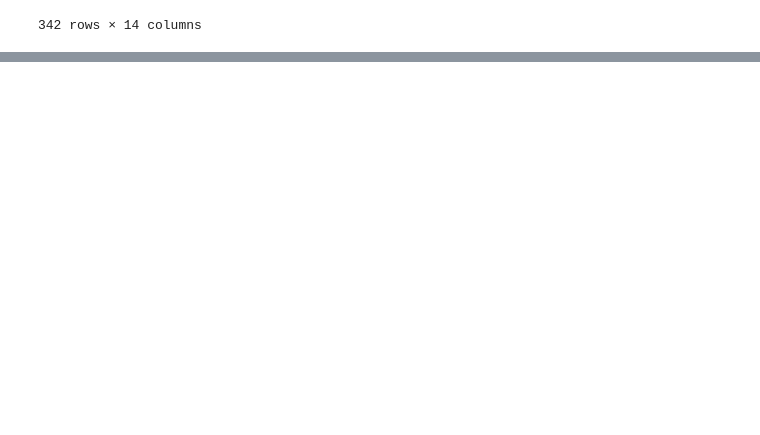
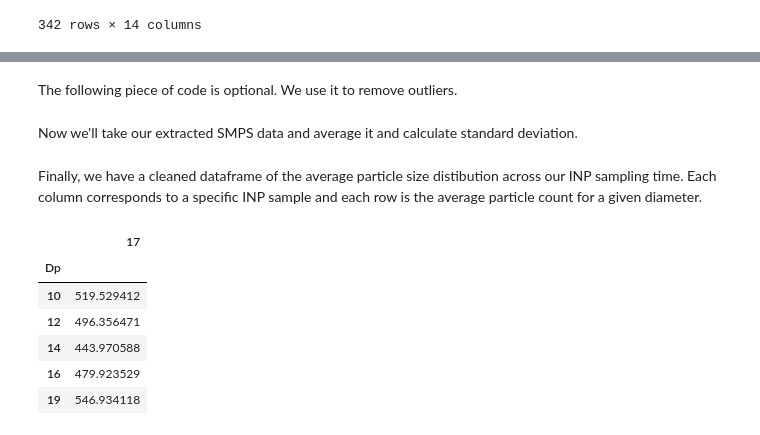
Before and after one commit to jotruebl/Pyce_Tools, a Jupyter notebook: tutorial/notebook/tutorial.ipynb, the cells around one changed output, grey strips where cells are left out. Drawn from its saved outputs; the diff is of its cells as text; code cells hidden in the pictures; blank space fills up the shorter version.

```diff
--- a/tutorial/notebook/tutorial.ipynb
+++ b/tutorial/notebook/tutorial.ipynb
@@ -219,0 +213,2 @@ fig2.update_yaxes(type='log', title='INP per cm<sup>2</sup> of SSA Surface (D<su
+# %% [markdown]
+The following piece of code is optional. We use it to remove outliers.
@@ -219,0 +221,2 @@ fig2.update_yaxes(type='log', title='INP per cm<sup>2</sup> of SSA Surface (D<su
+# %% [markdown]
+Now we'll take our extracted SMPS data and average it and calculate standard deviation.
@@ -219,0 +247,12 @@ fig2.update_yaxes(type='log', title='INP per cm<sup>2</sup> of SSA Surface (D<su
+# %% [markdown]
+Finally, we have a cleaned dataframe of the average particle size distibution across our INP sampling time. Each column corresponds to a specific INP sample and each row is the average particle count for a given diameter.
+# %%
+smps_daily_mean_df.head()
+# %% [output]
+|  | 17 |
+| Dp |  |
+| 10 | 519.529412 |
+| 12 | 496.356471 |
+| 14 | 443.970588 |
+| 16 | 479.923529 |
+| 19 | 546.934118 |
```
Also changed, not shown: parts of 60 cells of this notebook, 7 other files.
